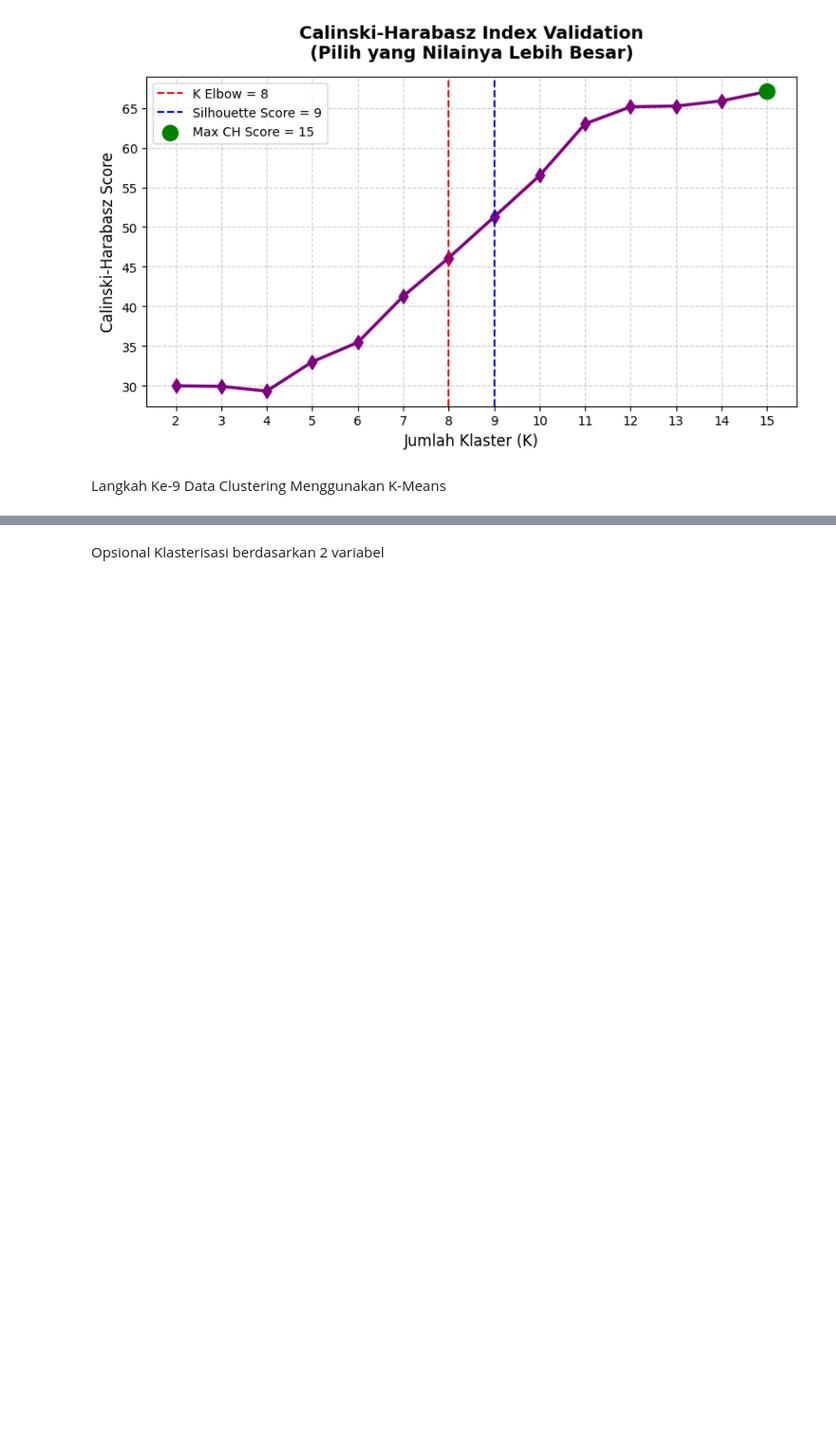
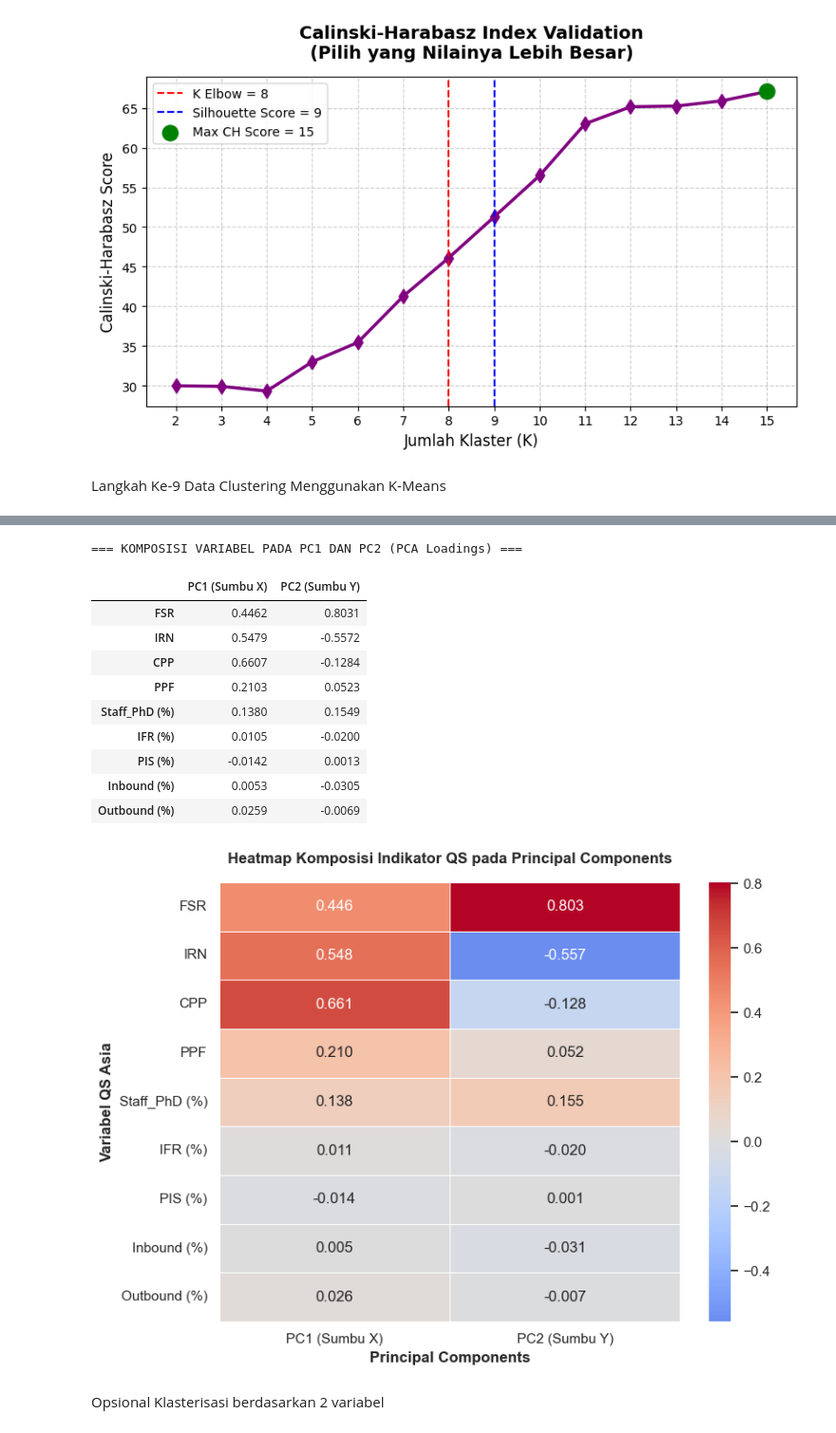
Before and after one commit to SatriaBelva/Skripsi, a Jupyter notebook: Code Real/skripsi.ipynb, the cells around one changed output, grey strips where cells are left out. Shown at 95% size. Drawn from its saved outputs; the diff is of its cells as text; code cells hidden in the pictures; blank space fills up the shorter version.

Commit message:
feat : Adding heatmap visualization for principal component detail composistion

```diff
--- a/Code Real/skripsi.ipynb
+++ b/Code Real/skripsi.ipynb
@@ -691,6 +691,37 @@ WEIGHTED K-Means Clustering Final dengan K = 9
 | 48 | 5 | UNEJ - Kesehatan Masyarakat | -0.359052 | 9.092892 | -0.337193 | -0.244534 | -0.702645 | -0.076696 | 0.126484 | ... |
 | 105 | 8 | UNEJ - Pendidikan Matematika (S3) | 0.691879 | 1.110098 | -0.147969 | 9.204399 | 1.679258 | -0.076696 | -0.189148 | ... |
 <br>**Keterangan:**<br>- **Cluster 5** (UNEJ - Kesehatan Masyarakat) : Karena variabel IRN yang tinggi dan variabel Staff_PhD (%) yang rendah.<br>- **Cluster 8** (UNEJ - Pendidikan Matematika (S3)) : Karena variabel PPF yang tinggi dan variabel Staff_PhD (%) yang tinggi.
+# %%
+komposisi_pca = pd.DataFrame(
+    pca.components_.T,
+    columns=['PC1 (Sumbu X)', 'PC2 (Sumbu Y)'],
+    index=kolom_qs
+)
+
+print("=== KOMPOSISI VARIABEL PADA PC1 DAN PC2 (PCA Loadings) ===")
+display(komposisi_pca.round(4))
+
+# Visualisasi Heatmap agar lebih mudah dibaca untuk lampiran skripsi
+plt.figure(figsize=(8, 6))
+sns.heatmap(komposisi_pca, annot=True, cmap='coolwarm', center=0, fmt='.3f', linewidths=0.5)
+plt.title('Heatmap Komposisi Indikator QS pada Principal Components', fontsize=12, fontweight='bold', pad=15)
+plt.ylabel('Variabel QS Asia', fontweight='bold')
+plt.xlabel('Principal Components', fontweight='bold')
+plt.tight_layout()
+plt.show()
+# %% [output]
+=== KOMPOSISI VARIABEL PADA PC1 DAN PC2 (PCA Loadings) ===
+|  | PC1 (Sumbu X) | PC2 (Sumbu Y) |
+| FSR | 0.4462 | 0.8031 |
+| IRN | 0.5479 | -0.5572 |
+| CPP | 0.6607 | -0.1284 |
+| PPF | 0.2103 | 0.0523 |
+| Staff_PhD (%) | 0.1380 | 0.1549 |
+| IFR (%) | 0.0105 | -0.0200 |
+| PIS (%) | -0.0142 | 0.0013 |
+| Inbound (%) | 0.0053 | -0.0305 |
+| Outbound (%) | 0.0259 | -0.0069 |
+[figure, added]
 # %% [markdown]
 Opsional Klasterisasi berdasarkan 2 variabel
 # %%
```
Also changed, not shown: parts of 1 cell of this notebook, 2 other files.
